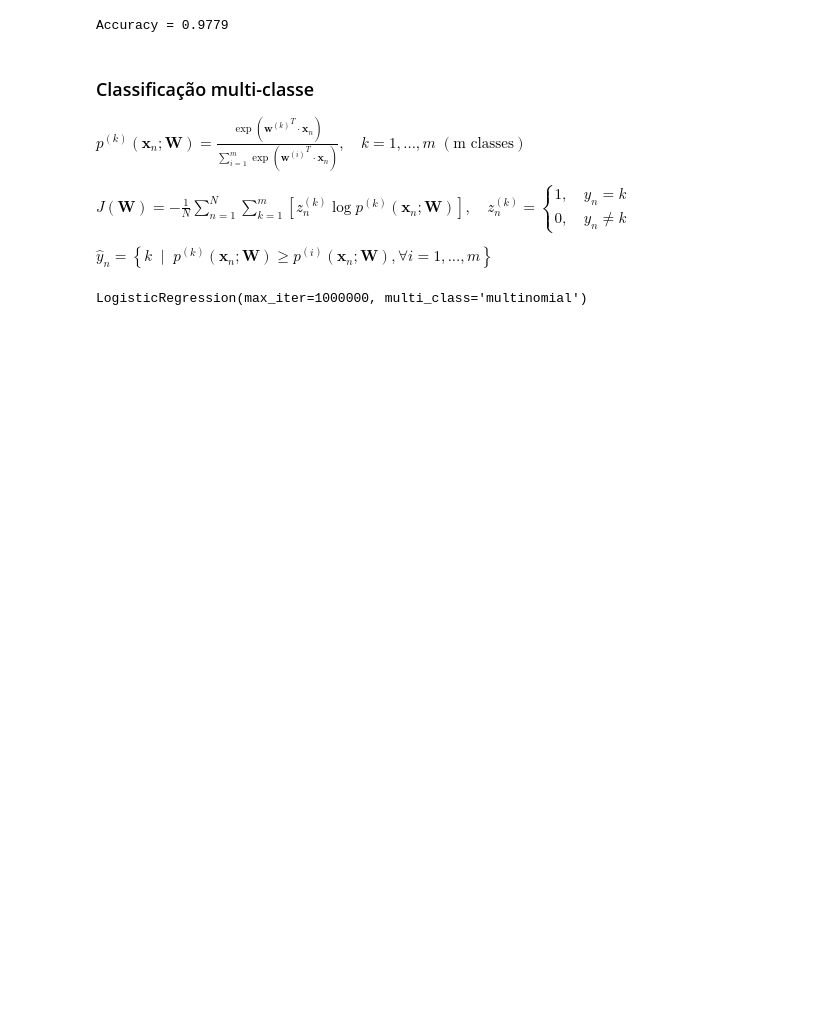
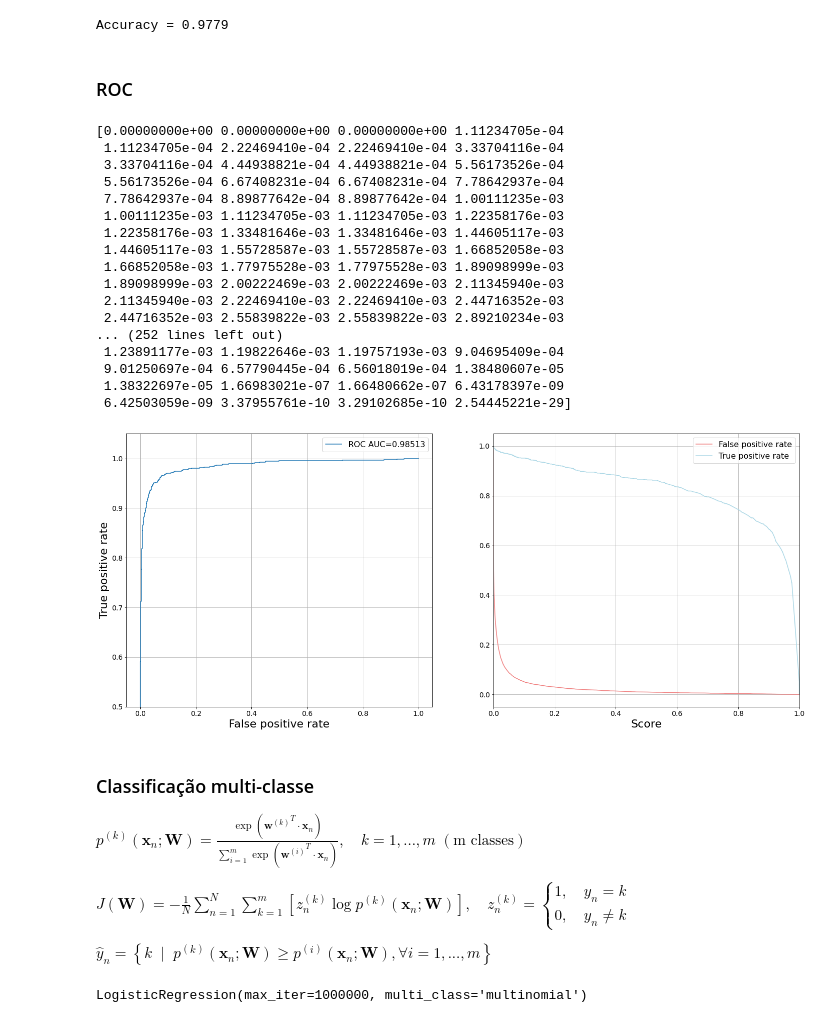
Before and after one commit to clemencia/ML4Physics, a Jupyter notebook: 04_Classificação_Dígitos.ipynb, the cells around one changed output. Cells and saved outputs as stored; diff of their text form; code cells hidden in the pictures; blank space fills up the shorter version.

```diff
--- a/04_Classificação_Dígitos.ipynb
+++ b/04_Classificação_Dígitos.ipynb
@@ -194,6 +194,50 @@ accuracy = np.sum( y_predict_test == y_test_clf_3 ) / y_test_clf_3.size
 print ( "Accuracy = {}".format( accuracy ) )
 # %% [output]
 Accuracy = 0.9779
+# %% [markdown]
+### ROC
+# %%
+from sklearn.metrics import roc_curve,roc_auc_score
+
+fpr, tpr, thresholds = roc_curve( y_test_clf_3, y_predict_proba_test )
+auc = roc_auc_score( y_test_clf_3, y_predict_proba_test )
+
+print ( fpr, tpr, thresholds )
+
+fig, axes = plt.subplots( 1, 2, figsize=(24,10) )
+
+axes[0].plot(fpr, tpr, label="ROC AUC={:.5f}".format(auc))
+axes[0].legend( loc='best' )
+axes[0].set_xlabel( 'False positive rate' )
+axes[0].set_ylabel( 'True positive rate' )
+axes[0].set_ylim( 0.50, 1.05 )
+axes[0].grid()
+
+axes[1].plot(thresholds,fpr,label='False positive rate', color='lightcoral')
+axes[1].plot(thresholds,tpr,label='True positive rate', color='lightblue')
+axes[1].legend( loc='best' )
+axes[1].set_xlabel( 'Score' )
+axes[1].set_xlim( 0., 1. )
+axes[1].grid()
+# %% [output]
+[0.00000000e+00 0.00000000e+00 0.00000000e+00 1.11234705e-04
+ 1.11234705e-04 2.22469410e-04 2.22469410e-04 3.33704116e-04
+ 3.33704116e-04 4.44938821e-04 4.44938821e-04 5.56173526e-04
+ 5.56173526e-04 6.67408231e-04 6.67408231e-04 7.78642937e-04
+ 7.78642937e-04 8.89877642e-04 8.89877642e-04 1.00111235e-03
+ 1.00111235e-03 1.11234705e-03 1.11234705e-03 1.22358176e-03
+ 1.22358176e-03 1.33481646e-03 1.33481646e-03 1.44605117e-03
+ 1.44605117e-03 1.55728587e-03 1.55728587e-03 1.66852058e-03
+ 1.66852058e-03 1.77975528e-03 1.77975528e-03 1.89098999e-03
+ 1.89098999e-03 2.00222469e-03 2.00222469e-03 2.11345940e-03
+ 2.11345940e-03 2.22469410e-03 2.22469410e-03 2.44716352e-03
+ 2.44716352e-03 2.55839822e-03 2.55839822e-03 2.89210234e-03
+... (252 lines left out)
+ 1.23891177e-03 1.19822646e-03 1.19757193e-03 9.04695409e-04
+ 9.01250697e-04 6.57790445e-04 6.56018019e-04 1.38480607e-05
+ 1.38322697e-05 1.66983021e-07 1.66480662e-07 6.43178397e-09
+ 6.42503059e-09 3.37955761e-10 3.29102685e-10 2.54445221e-29]
+[figure, added]
 # %% [markdown]
 ### Classificação multi-classe
 
```
Also changed, not shown: parts of 8 cells of this notebook.
